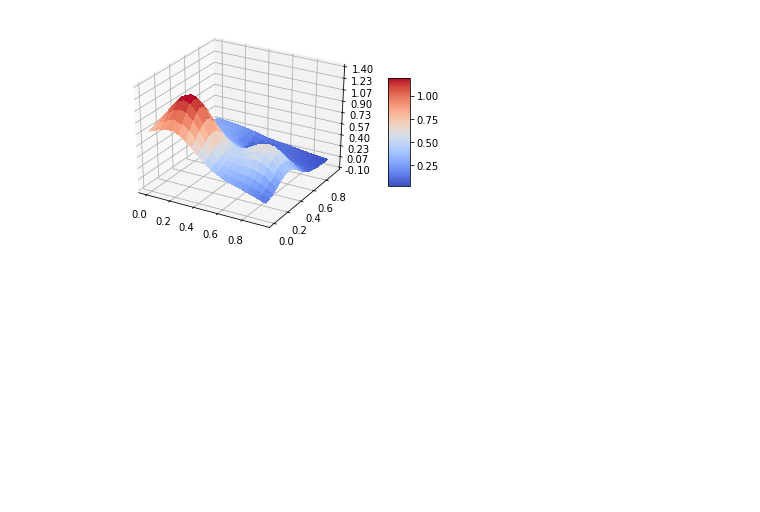
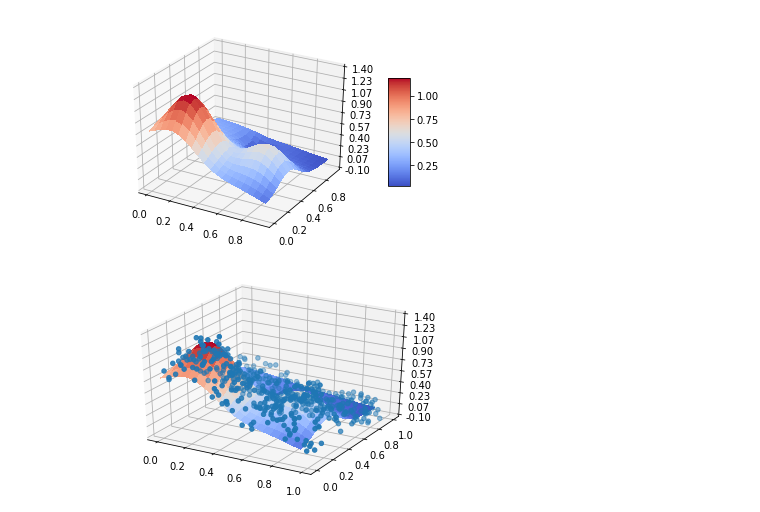
Before and after one commit to LMaterne/MachineLearning_Project, a Jupyter notebook: Project 1.ipynb, the cells around one changed output. Cells and saved outputs as stored; diff of their text form; code cells hidden in the pictures; blank space fills up the shorter version.

Commit message:
impl. MSE, R2, sample generator from Franke function

```diff
--- a/Project 1.ipynb
+++ b/Project 1.ipynb
@@ -32,3 +35,43 @@ fig.colorbar(surf, shrink=0.5, aspect=5)
 plt.show()
 # %% [output]
 [figure]
+# %%
+def MSE(data, model):
+    """
+    Calculates the Mean Squared Error if both data and model are vectos
+    Calculates Variance if data is vector and model is the mean value of the data
+    """
+    n = np.shape(data)[0]
+    res = np.array(data - model)
+    return 1.0/n *res.dot(res)
+
+def R2(data, model):
+    """
+    calculate the R2 score function
+    """
+    numerator = MSE(data, model)
+    denominator = MSE(data, np.mean(data))
+    return 1 - numerator/denominator
+
+def generate_sample(n, mean = 0, var = 1):
+    """
+    Generates (n,3) samples [x,y,z], where x,y are uniform random numbers [0,1)
+    and z = f(x,y) + eps with f the Franke function and eps normal distributed with mean and var
+    """
+    x, y = rand(2,n)
+    z = FrankeFunction(x,y) + np.sqrt(var)*randn(n) + mean
+    return np.array([x, y, z])
+# %%
+fig = plt.figure()
+ax = fig.gca(projection='3d')
+ax.scatter(*generate_sample(500, var=10**(-2)))
+surf = ax.plot_surface(x, y, z, cmap=cm.coolwarm,
+linewidth=0, antialiased=False)
+# Customize the z axis.
+ax.set_zlim(-0.10, 1.40)
+ax.zaxis.set_major_locator(LinearLocator(10))
+ax.zaxis.set_major_formatter(FormatStrFormatter('%.02f'))
+
+plt.show()
+# %% [output]
+[figure, added]
```
Also changed, not shown: parts of 1 cell of this notebook.
